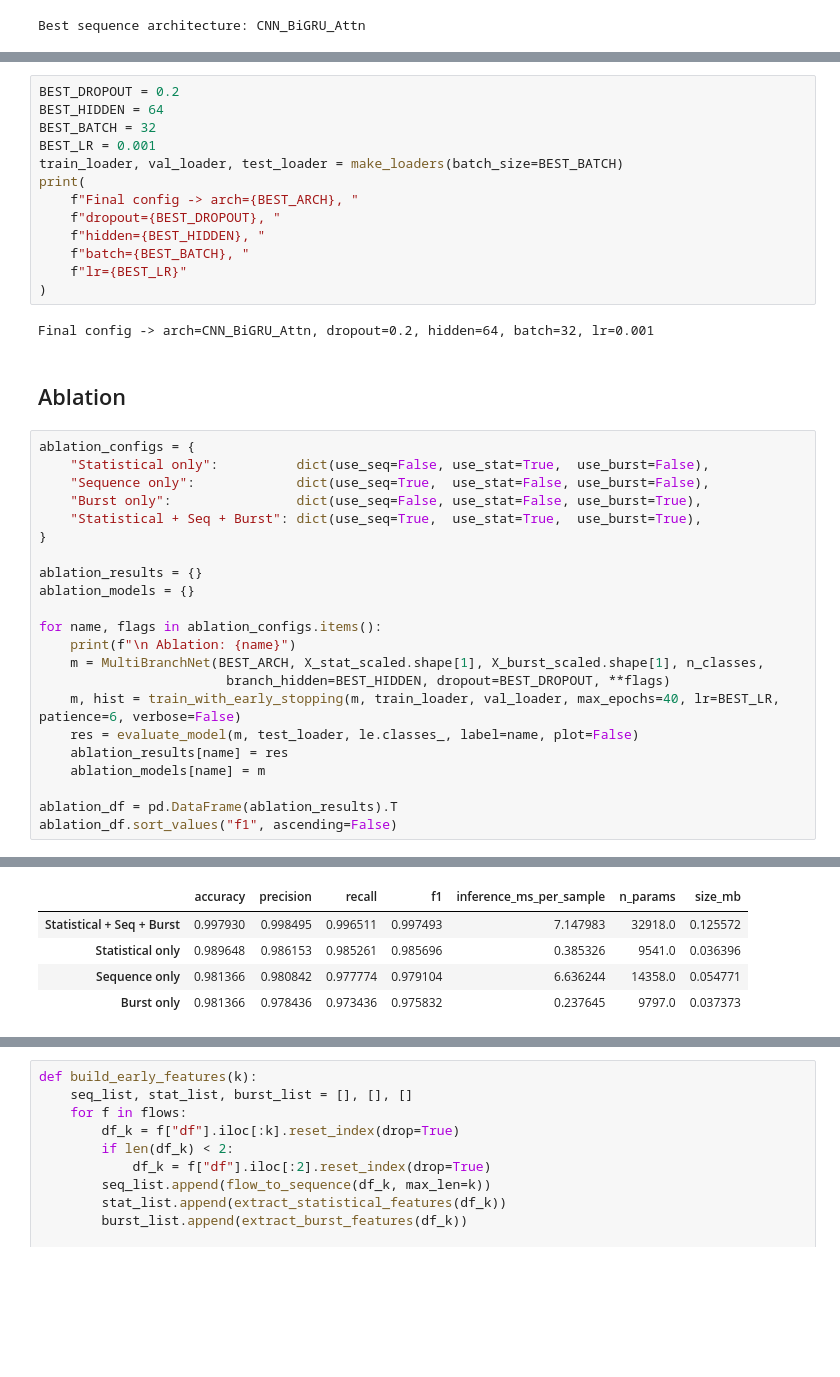
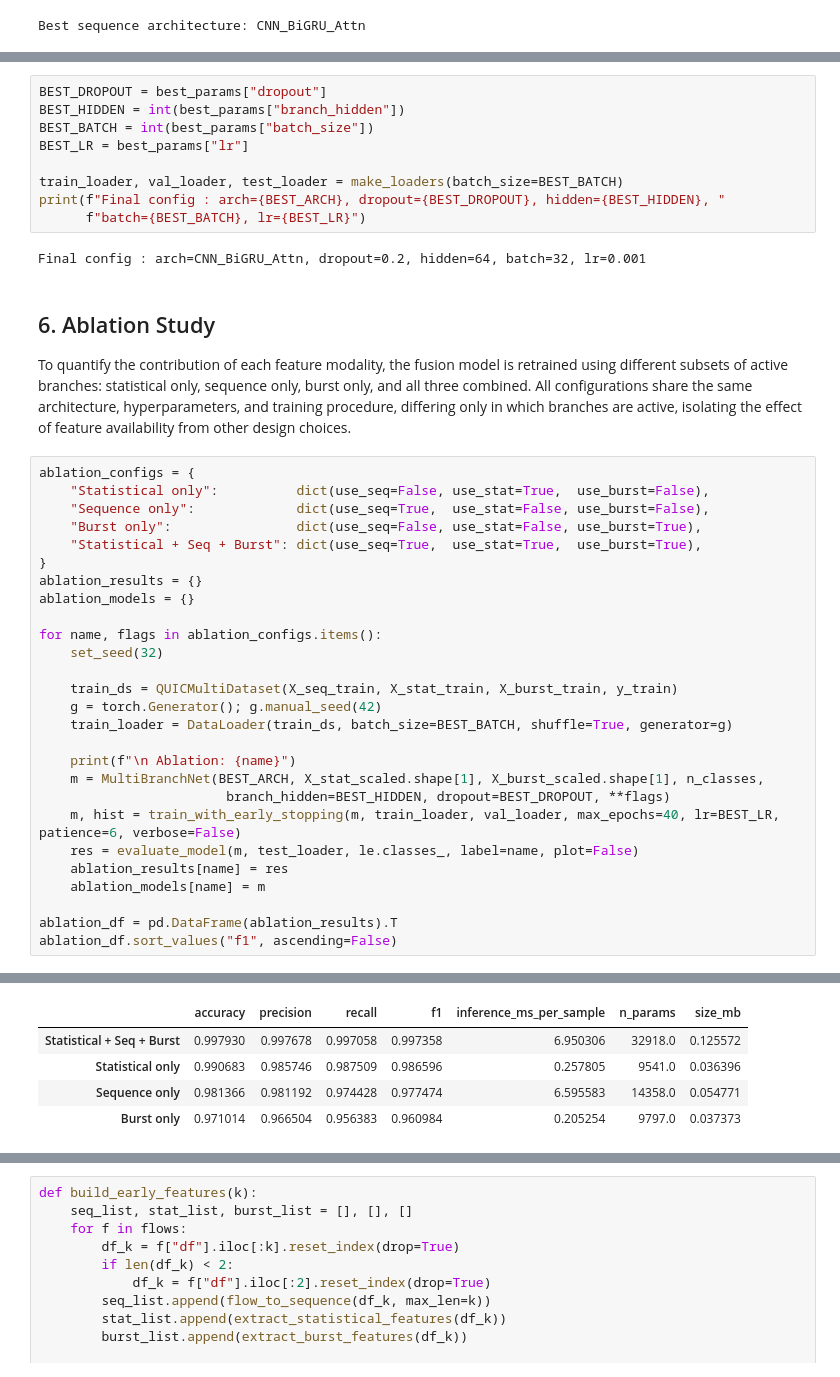
Before and after one commit to parthkhajgiwale/MSc-Capstone, a Jupyter notebook: UCDavis_Proposed.ipynb, the cells around one changed output, grey strips where cells are left out. Drawn from its saved outputs; the diff is of its cells as text; blank space fills up the shorter version.

```diff
--- a/UCDavis_Proposed.ipynb
+++ b/UCDavis_Proposed.ipynb
@@ -614,20 +768,18 @@ Best sequence architecture: CNN_BiGRU_Attn
 # %%
-BEST_DROPOUT = 0.2
-BEST_HIDDEN = 64
-BEST_BATCH = 32
-BEST_LR = 0.001
+BEST_DROPOUT = best_params["dropout"]
+BEST_HIDDEN = int(best_params["branch_hidden"])
+BEST_BATCH = int(best_params["batch_size"])
+BEST_LR = best_params["lr"]
+
 train_loader, val_loader, test_loader = make_loaders(batch_size=BEST_BATCH)
-print(
-    f"Final config -> arch={BEST_ARCH}, "
-    f"dropout={BEST_DROPOUT}, "
-    f"hidden={BEST_HIDDEN}, "
-    f"batch={BEST_BATCH}, "
-    f"lr={BEST_LR}"
-)
+print(f"Final config : arch={BEST_ARCH}, dropout={BEST_DROPOUT}, hidden={BEST_HIDDEN}, "
+      f"batch={BEST_BATCH}, lr={BEST_LR}")
 # %% [output]
-Final config -> arch=CNN_BiGRU_Attn, dropout=0.2, hidden=64, batch=32, lr=0.001
+Final config : arch=CNN_BiGRU_Attn, dropout=0.2, hidden=64, batch=32, lr=0.001
 # %% [markdown]
-## Ablation
+## 6. Ablation Study
+
+To quantify the contribution of each feature modality, the fusion model is retrained using different subsets of active branches: statistical only, sequence only, burst only, and all three combined. All configurations share the same architecture, hyperparameters, and training procedure, differing only in which branches are active, isolating the effect of feature availability from other design choices.
 # %%
 ablation_configs = {
     "Statistical only":          dict(use_seq=False, use_stat=True,  use_burst=False),
@@ -635,11 +787,16 @@ ablation_configs = {
     "Burst only":                dict(use_seq=False, use_stat=False, use_burst=True),
     "Statistical + Seq + Burst": dict(use_seq=True,  use_stat=True,  use_burst=True),
 }
-
 ablation_results = {}
 ablation_models = {}
 
 for name, flags in ablation_configs.items():
+    set_seed(32)
+
+    train_ds = QUICMultiDataset(X_seq_train, X_stat_train, X_burst_train, y_train)
+    g = torch.Generator(); g.manual_seed(42)
+    train_loader = DataLoader(train_ds, batch_size=BEST_BATCH, shuffle=True, generator=g)
+
     print(f"\n Ablation: {name}")
     m = MultiBranchNet(BEST_ARCH, X_stat_scaled.shape[1], X_burst_scaled.shape[1], n_classes,
                         branch_hidden=BEST_HIDDEN, dropout=BEST_DROPOUT, **flags)
@@ -673,8 +830,8 @@ Inference: 7.1480 ms/sample (batch=1) | Params: 32,918 | Size: 0.126 MB
 |  | accuracy | precision | recall | f1 | inference_ms_per_sample | n_params | size_mb |
-| Statistical + Seq + Burst | 0.997930 | 0.998495 | 0.996511 | 0.997493 | 7.147983 | 32918.0 | 0.125572 |
-| Statistical only | 0.989648 | 0.986153 | 0.985261 | 0.985696 | 0.385326 | 9541.0 | 0.036396 |
-| Sequence only | 0.981366 | 0.980842 | 0.977774 | 0.979104 | 6.636244 | 14358.0 | 0.054771 |
-| Burst only | 0.981366 | 0.978436 | 0.973436 | 0.975832 | 0.237645 | 9797.0 | 0.037373 |
+| Statistical + Seq + Burst | 0.997930 | 0.997678 | 0.997058 | 0.997358 | 6.950306 | 32918.0 | 0.125572 |
+| Statistical only | 0.990683 | 0.985746 | 0.987509 | 0.986596 | 0.257805 | 9541.0 | 0.036396 |
+| Sequence only | 0.981366 | 0.981192 | 0.974428 | 0.977474 | 6.595583 | 14358.0 | 0.054771 |
+| Burst only | 0.971014 | 0.966504 | 0.956383 | 0.960984 | 0.205254 | 9797.0 | 0.037373 |
 # %%
 final_table = ablation_df.copy()
 final_table = final_table.sort_values("f1", ascending=False)
```
Also changed, not shown: parts of 26 cells of this notebook.
